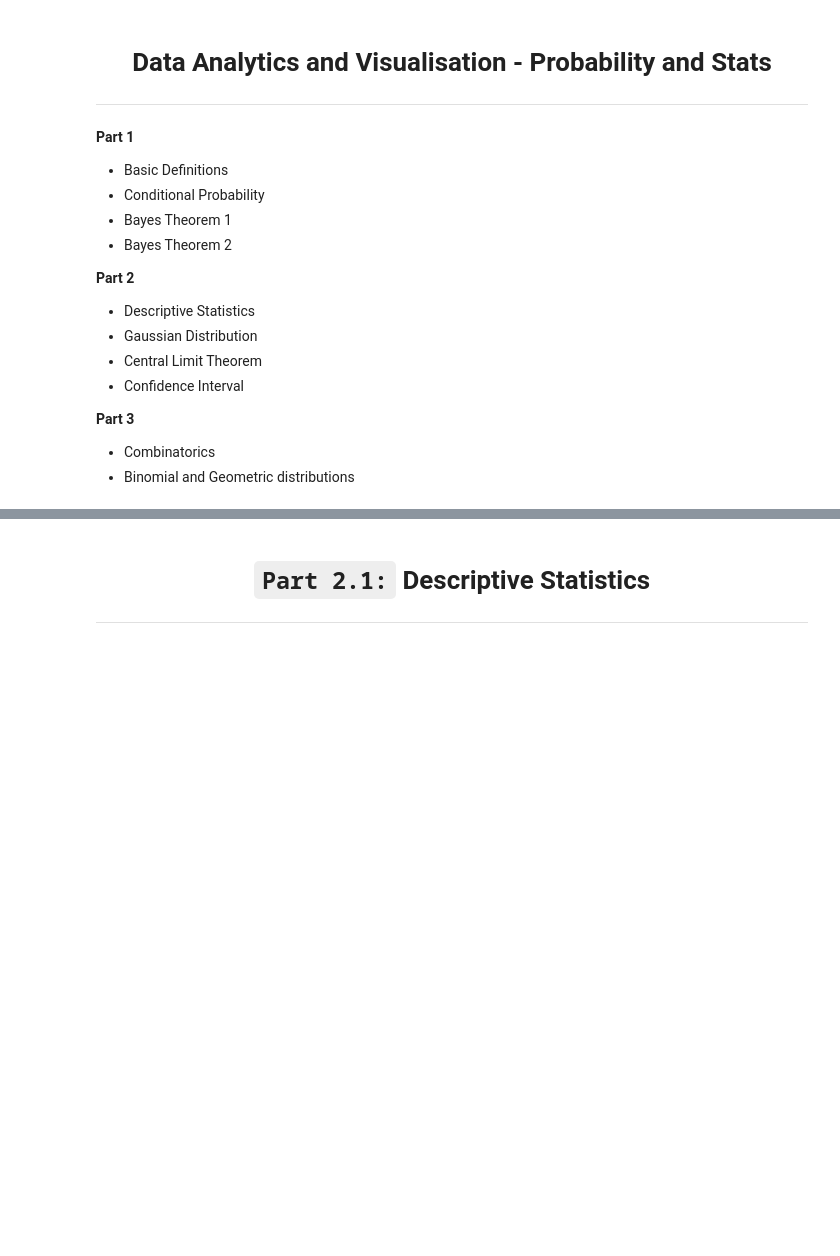
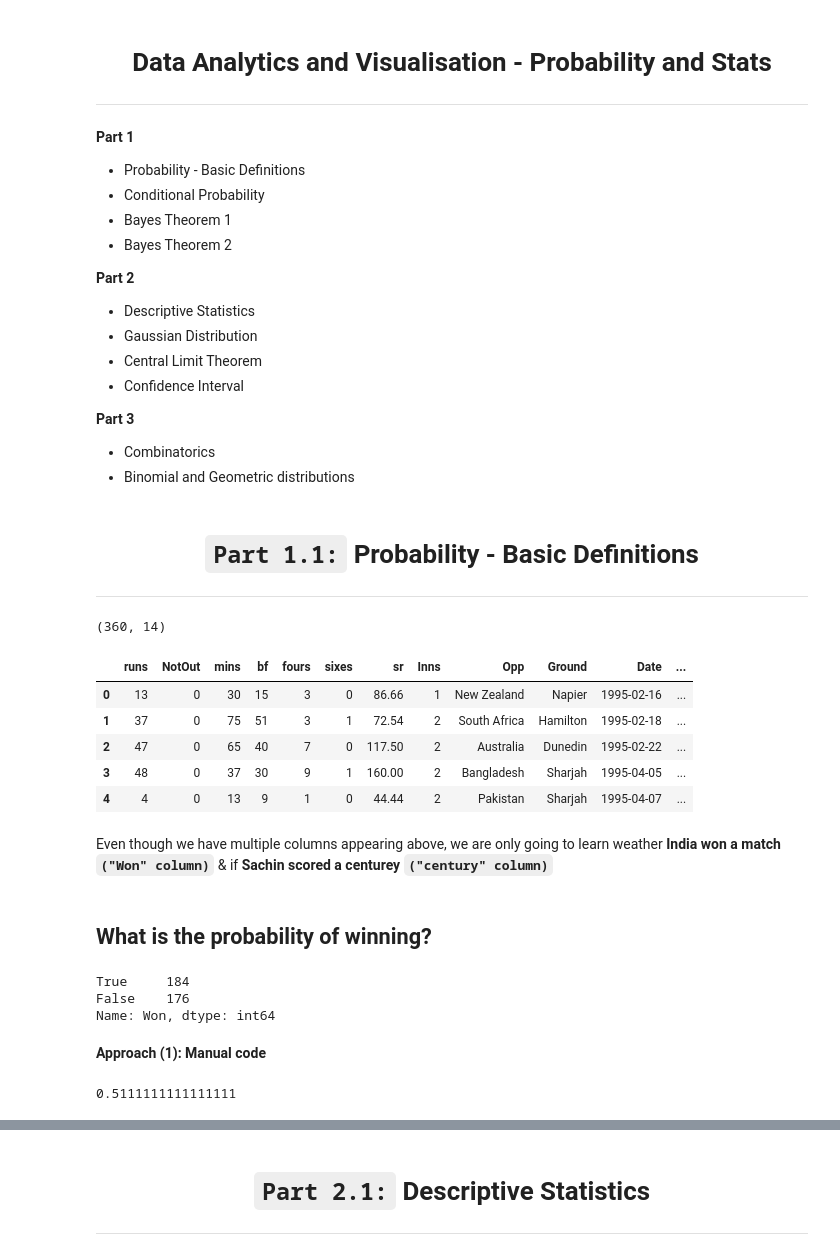
Before and after one commit to SaiArjunSairamje/Probability-and-Stats, a Jupyter notebook: Prob & Stats (Personal Notes) .ipynb, the cells around one changed output, grey strips where cells are left out. Cells and saved outputs as stored; diff of their text form; code cells hidden in the pictures; blank space fills up the shorter version.

```diff
--- a/Prob & Stats (Personal Notes) .ipynb
+++ b/Prob & Stats (Personal Notes) .ipynb
@@ -16,7 +16,7 @@ from scipy.stats import binom, geom         # binom.pmf # geom.pmf # binom.cdf -
 ***
 
 **Part 1**
-  - Basic Definitions
+  - Probability - Basic Definitions
   - Conditional Probability
   - Bayes Theorem 1
   - Bayes Theorem 2
@@ -30,3 +30,38 @@ from scipy.stats import binom, geom         # binom.pmf # geom.pmf # binom.cdf -
 **Part 3**
   - Combinatorics
   - Binomial and Geometric distributions
+# %% [markdown]
+# <center>`Part 1.1:` **Probability - Basic Definitions**</center>
+***
+# %%
+df_sachin = pd.read_csv("Sachin_ODI.csv")
+# %%
+df_sachin.shape
+# %% [output]
+(360, 14)
+# %%
+df_sachin.head()
+# %% [output]
+|  | runs | NotOut | mins | bf | fours | sixes | sr | Inns | Opp | Ground | Date | ... |
+| 0 | 13 | 0 | 30 | 15 | 3 | 0 | 86.66 | 1 | New Zealand | Napier | 1995-02-16 | ... |
+| 1 | 37 | 0 | 75 | 51 | 3 | 1 | 72.54 | 2 | South Africa | Hamilton | 1995-02-18 | ... |
+| 2 | 47 | 0 | 65 | 40 | 7 | 0 | 117.50 | 2 | Australia | Dunedin | 1995-02-22 | ... |
+| 3 | 48 | 0 | 37 | 30 | 9 | 1 | 160.00 | 2 | Bangladesh | Sharjah | 1995-04-05 | ... |
+| 4 | 4 | 0 | 13 | 9 | 1 | 0 | 44.44 | 2 | Pakistan | Sharjah | 1995-04-07 | ... |
+# %% [markdown]
+Even though we have multiple columns appearing above, we are only going to learn weather **India won a match `("Won" column)`** & if **Sachin scored a centurey `("century" column)`**
+# %% [markdown]
+## **What is the probability of winning?**
+# %%
+df_sachin["Won"].value_counts()
+# %% [output]
+True     184
+False    176
+Name: Won, dtype: int64
+# %% [markdown]
+**Approach (1): Manual code**
+# %%
+prob_winning = 184/(184 + 176)
+prob_winning
+# %% [output]
+0.5111111111111111
```
Also changed, not shown: parts of 41 cells of this notebook.
